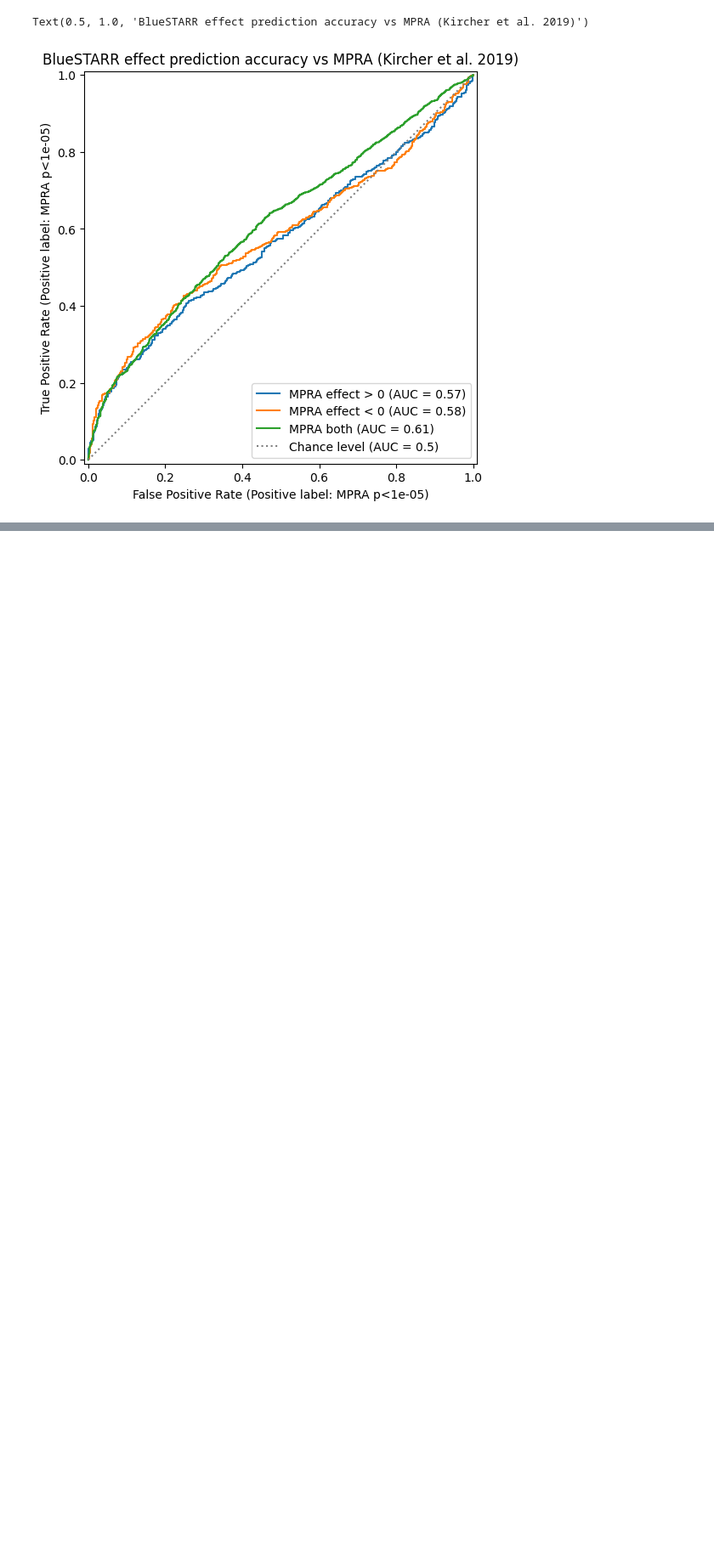
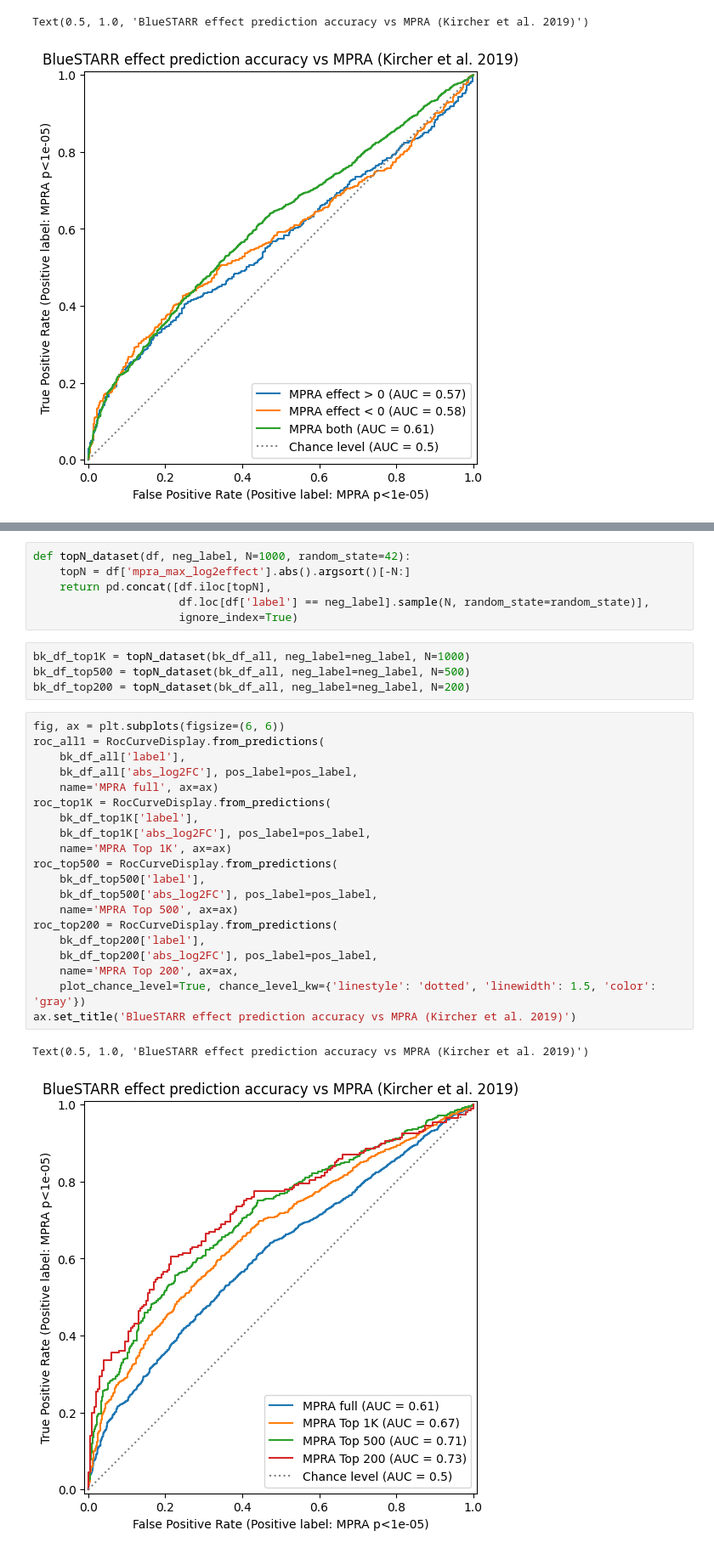
Before and after one commit to Duke-IGVF/BlueSTARR-viz, a Jupyter notebook: preds/Kircher-vs-BlueSTARR-preds.ipynb, the cells around one changed output, grey strips where cells are left out. Shown at 85% size. Saved outputs shown, nothing was run; the diff lists cells and outputs as text; blank space fills up the shorter version.

Commit message:
Adds data selection for AUROC similar to Kircher et al, Suppl.Table 17

```diff
--- a/preds/Kircher-vs-BlueSTARR-preds.ipynb
+++ b/preds/Kircher-vs-BlueSTARR-preds.ipynb
@@ -208,0 +219,33 @@ Text(0.5, 1.0, 'BlueSTARR effect prediction accuracy vs MPRA (Kircher et al. 201
+# %%
+def topN_dataset(df, neg_label, N=1000, random_state=42):
+    topN = df['mpra_max_log2effect'].abs().argsort()[-N:]
+    return pd.concat([df.iloc[topN],
+                      df.loc[df['label'] == neg_label].sample(N, random_state=random_state)],
+                      ignore_index=True)
+# %%
+bk_df_top1K = topN_dataset(bk_df_all, neg_label=neg_label, N=1000)
+bk_df_top500 = topN_dataset(bk_df_all, neg_label=neg_label, N=500)
+bk_df_top200 = topN_dataset(bk_df_all, neg_label=neg_label, N=200)
+# %%
+fig, ax = plt.subplots(figsize=(6, 6))
+roc_all1 = RocCurveDisplay.from_predictions(
+    bk_df_all['label'],
+    bk_df_all['abs_log2FC'], pos_label=pos_label,
+    name='MPRA full', ax=ax)
+roc_top1K = RocCurveDisplay.from_predictions(
+    bk_df_top1K['label'],
+    bk_df_top1K['abs_log2FC'], pos_label=pos_label,
+    name='MPRA Top 1K', ax=ax)
+roc_top500 = RocCurveDisplay.from_predictions(
+    bk_df_top500['label'],
+    bk_df_top500['abs_log2FC'], pos_label=pos_label,
+    name='MPRA Top 500', ax=ax)
+roc_top200 = RocCurveDisplay.from_predictions(
+    bk_df_top200['label'],
+    bk_df_top200['abs_log2FC'], pos_label=pos_label,
+    name='MPRA Top 200', ax=ax,
+    plot_chance_level=True, chance_level_kw={'linestyle': 'dotted', 'linewidth': 1.5, 'color': 'gray'})
+ax.set_title('BlueSTARR effect prediction accuracy vs MPRA (Kircher et al. 2019)')
+# %% [output]
+Text(0.5, 1.0, 'BlueSTARR effect prediction accuracy vs MPRA (Kircher et al. 2019)')
+[figure, added]
```
Also changed, not shown: parts of 11 cells of this notebook.
